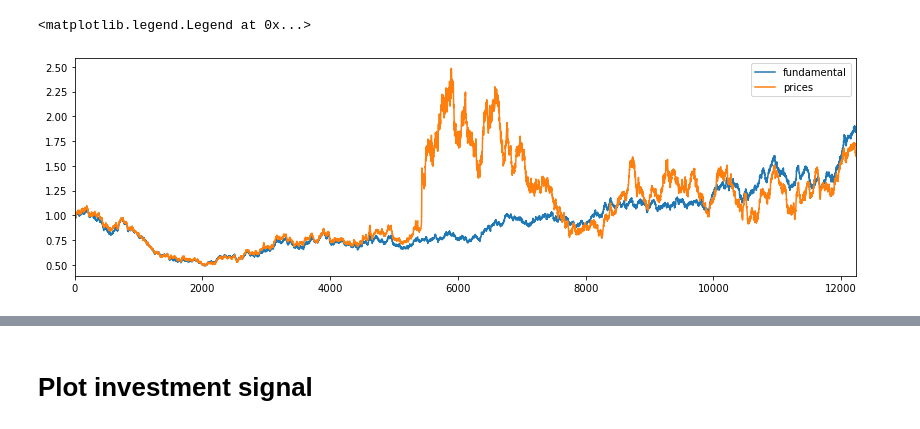
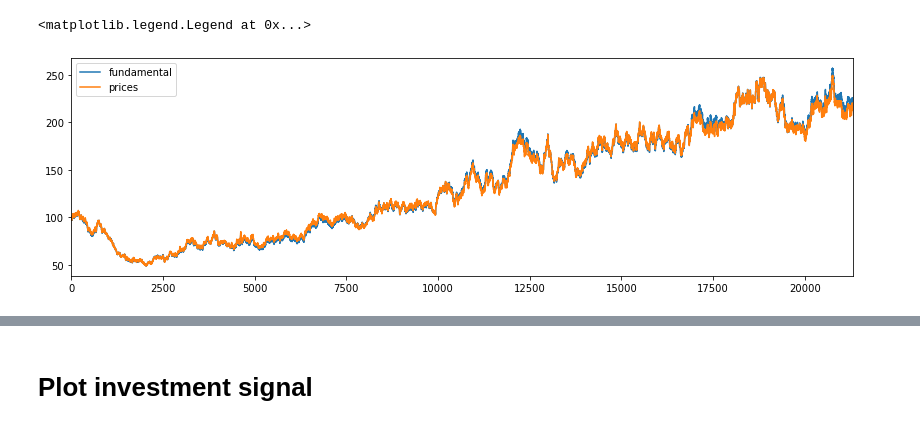
Before and after one commit to INET-Complexity/market-ecology, a Jupyter notebook: analysis/Market Prices and Net Asset Value.ipynb, the cells around one changed output, grey strips where cells are left out. Drawn from its saved outputs; the diff is of its cells as text; code cells hidden in the pictures.

```diff
--- a/analysis/Market Prices and Net Asset Value.ipynb
+++ b/analysis/Market Prices and Net Asset Value.ipynb
@@ -19,6 +19,7 @@ rcParams['figure.figsize'] = 14,4
 def USD(x): return x
 # %%
 s = "../cmake-build-release/output/volatility_illustration"
+s = "../cmake-build-release/output/experiment_2_statistics"
 
 P = []
 with open(s +'/prices.txt', 'r') as content_file:
@@ -37,11 +38,12 @@ with open(s +'/0_dividend.txt', 'r') as content_file:
         D.append(float(l.split(',')[1].split(')')[0]))
 dividends = np.array(D)[offset_prices::2]
 # %%
-plt.plot(dividends[:2*25200][offset_prices//2:]  /dividends[0], label='fundamental')
-plt.plot(prices[:2*25200]   /prices[0], label='prices')
+end = 1
+plt.plot(100*dividends[:1*25200][offset_prices//2:]  /dividends[0], label='fundamental')
+plt.plot(100*prices[:1*25200]   /prices[0], label='prices')
 plt.xlim([0, min(len(prices), len(dividends))])
 #plt.yscale('log')
 plt.legend()
 # %% [output]
 <matplotlib.legend.Legend at 0x...>
-[figure, old version]
+[figure, new version]
```
Also changed, not shown: parts of 11 cells of this notebook, 4 other files.
